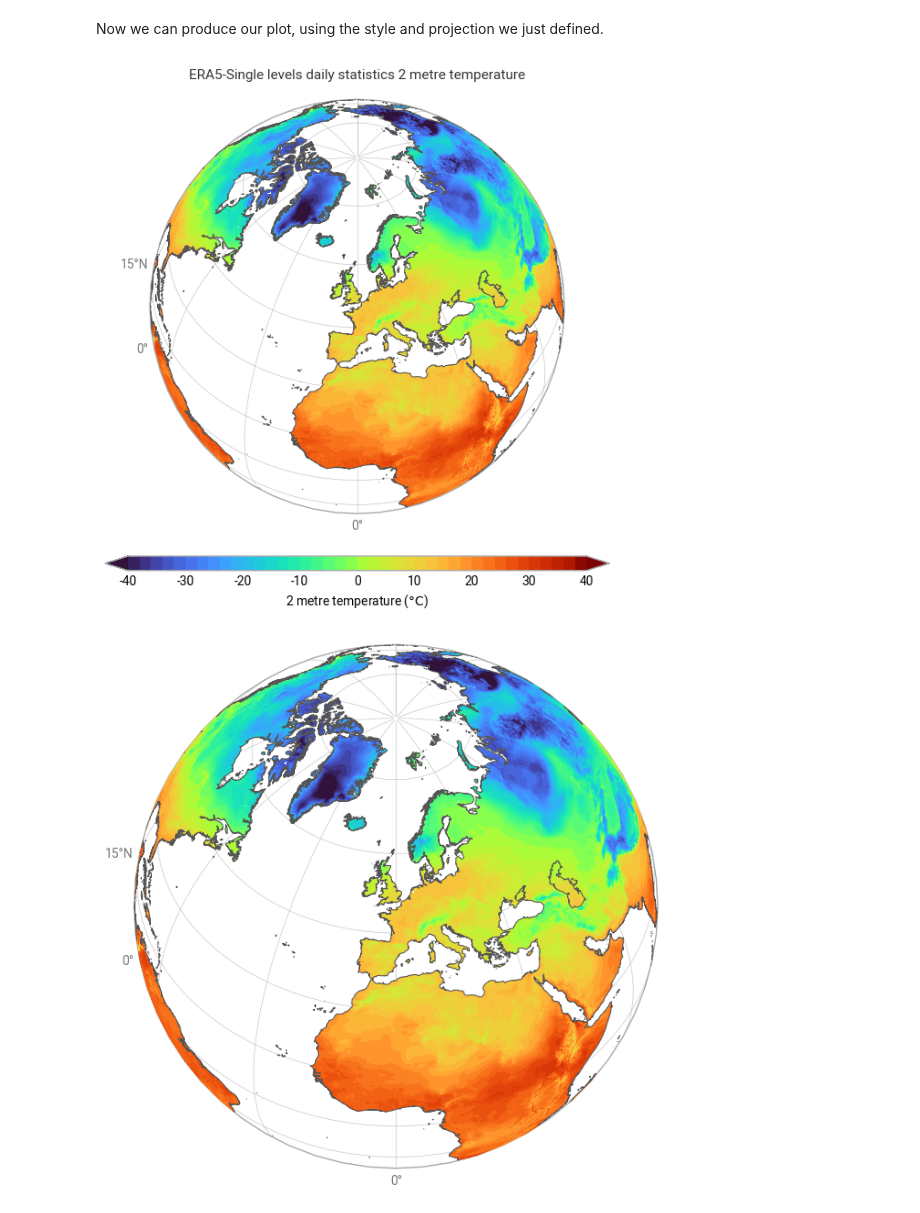
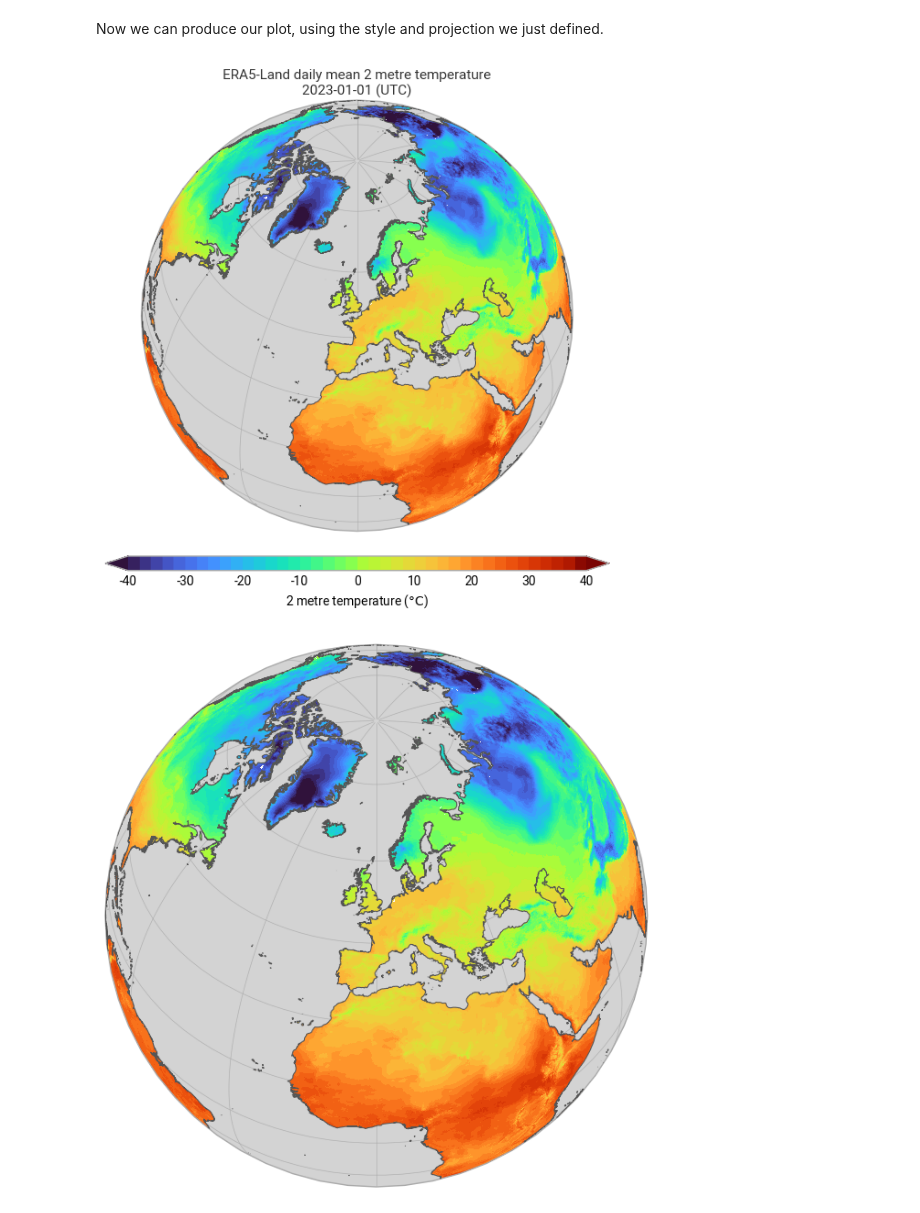
Before and after one commit to ecmwf-projects/dss-notebooks, a Jupyter notebook: datasets/derived-era5-land-daily-statistics/demo.ipynb, the cells around one changed output. Cells and saved outputs as stored; diff of their text form; code cells hidden in the pictures.

Commit message:
ERA5 daily stats updates

```diff
--- a/datasets/derived-era5-land-daily-statistics/demo.ipynb
+++ b/datasets/derived-era5-land-daily-statistics/demo.ipynb
@@ -50,7 +51,8 @@ earthkit.plots.schema.figsize = (4, 4)
 
 chart = earthkit.plots.Map(crs=crs)
 
-chart.gridlines(xstep=30, ystep=15, zorder=1)
+chart.gridlines(xstep=30, ystep=15, zorder=1, draw_labels=False, color='darkgrey')
+chart.ocean(zorder=0, color="lightgrey")
 
 chart.pcolormesh(temperature, style=temperature_style, zorder=2)
 
@@ -61,24 +63,24 @@ chart.legend(location="bottom")
 # For the title, we can take advantage of earthkit-maps metadata
 # detection, which allows us to use format keys like 'variable_name'
 chart.title(
-    "ERA5-Single levels daily statistics {variable_name}\n",
-    # "{valid_time:%-d %B %Y} at {valid_time:%H:%M} UTC",
+    "ERA5-Land daily mean {variable_name}\n" + date_for_plot,
     fontsize=11,
 )
 
 chart.figure.save("overview-detail.png")
 # %% [output]
-[figure, old version]
+[figure, new version]
 # %%
 earthkit.plots.schema.figsize = (2, 2)
 chart = earthkit.plots.Map(crs=crs)
 
-GL = chart.gridlines(xstep=30, ystep=15, zorder=1)
+chart.gridlines(xstep=30, ystep=15, zorder=1, draw_labels=False, color='darkgrey')
+chart.ocean(zorder=0, color="lightgrey")
 
 chart.pcolormesh(temperature, style=temperature_style, zorder=2)
 
 chart.coastlines(resolution="high", zorder=3)
 
 chart.figure.save("overview.png")
 # %% [output]
-[figure, old version]
+[figure, new version]
```
Also changed, not shown: parts of 1 cell of this notebook, 7 other files.
